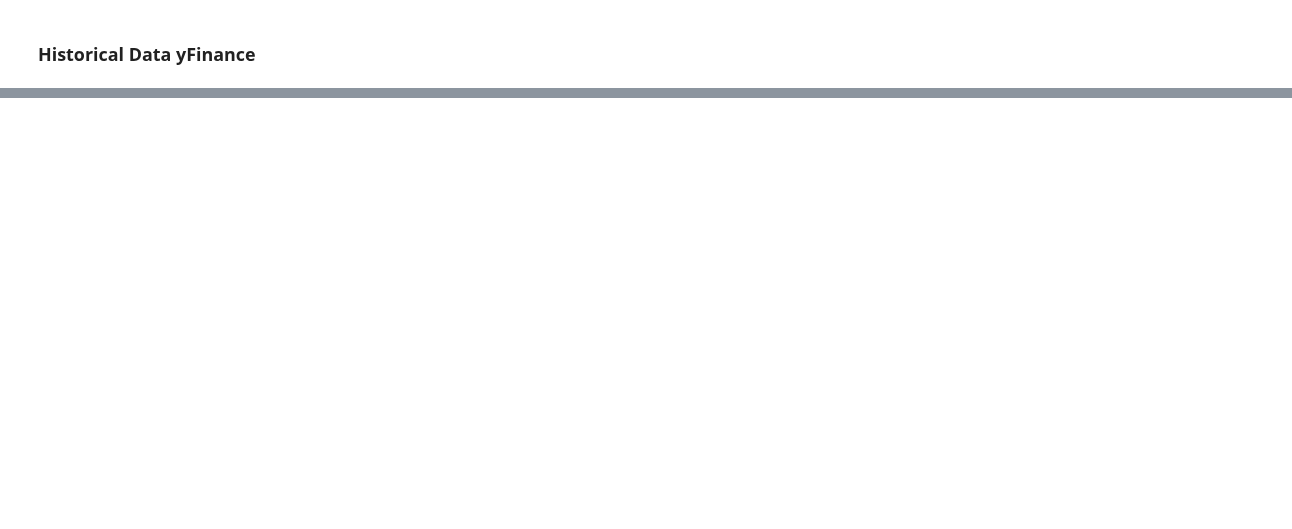
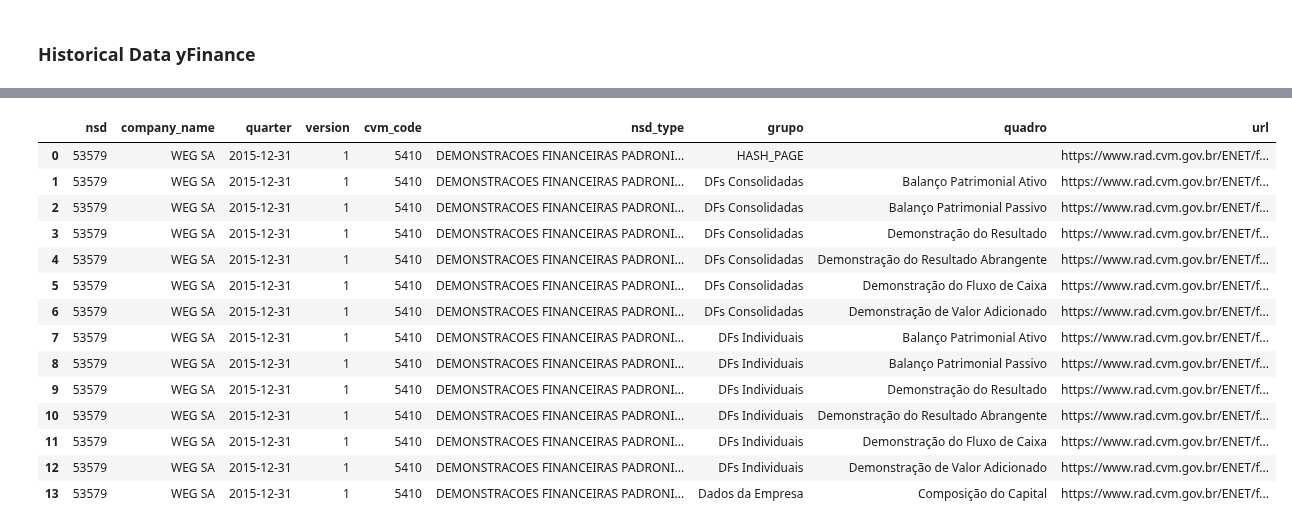
Before and after one commit to faustostangler/FLY_OLD, a Jupyter notebook: playground.ipynb, the cells around one changed output, grey strips where cells are left out. Drawn from its saved outputs; the diff is of its cells as text; code cells hidden in the pictures; blank space fills up the shorter version.

```diff
--- a/playground.ipynb
+++ b/playground.ipynb
@@ -1500,0 +518,8 @@ df
+# %%
+base_url = 'https://www.rad.cvm.gov.br/ENET/frmNBC.aspx?NSD='
+# Create the 'url' column
+targets['url'] = base_url + targets['nsd'].astype(str)
+
+# Show result
+param_columns = ['nsd', 'company_name', 'quarter', 'version', 'cvm_code', 'nsd_type', 'url']
+targets[mask][param_columns].head()
@@ -1500,0 +532,21 @@ df
+# %%
+endpoints_config = {
+    # Dados da Empresa
+    ('Dados da Empresa', 'Composição do Capital'): {"Informacao": None, "Demonstracao": None, "Periodo": 0},
+
+    # DFs Individuais
+    ('DFs Individuais', 'Balanço Patrimonial Ativo'): {"Informacao": 1, "Demonstracao": 2, "Periodo": 0},
+    ('DFs Individuais', 'Balanço Patrimonial Passivo'): {"Informacao": 1, "Demonstracao": 3, "Periodo": 0},
+    ('DFs Individuais', 'Demonstração do Resultado'): {"Informacao": 1, "Demonstracao": 4, "Periodo": 0},
+    ('DFs Individuais', 'Demonstração do Resultado Abrangente'): {"Informacao": 1, "Demonstracao": 5, "Periodo": 0},
+    ('DFs Individuais', 'Demonstração do Fluxo de Caixa'): {"Informacao": 1, "Demonstracao": 99, "Periodo": 0},
+    ('DFs Individuais', 'Demonstração de Valor Adicionado'): {"Informacao": 1, "Demonstracao": 9, "Periodo": 0},
+
+    # DFs Consolidadas
+    ('DFs Consolidadas', 'Balanço Patrimonial Ativo'): {"Informacao": 2, "Demonstracao": 2, "Periodo": 0},
+    ('DFs Consolidadas', 'Balanço Patrimonial Passivo'): {"Informacao": 2, "Demonstracao": 3, "Periodo": 0},
+    ('DFs Consolidadas', 'Demonstração do Resultado'): {"Informacao": 2, "Demonstracao": 4, "Periodo": 0},
+    ('DFs Consolidadas', 'Demonstração do Resultado Abrangente'): {"Informacao": 2, "Demonstracao": 5, "Periodo": 0},
+    ('DFs Consolidadas', 'Demonstração do Fluxo de Caixa'): {"Informacao": 2, "Demonstracao": 99, "Periodo": 0},
+    ('DFs Consolidadas', 'Demonstração de Valor Adicionado'): {"Informacao": 2, "Demonstracao": 9, "Periodo": 0},
+}
@@ -1500,0 +640,23 @@ df
+# %%
+hash_example = "Bdue4Zwve2ohSzXl3KX8GmOluDF6A7gdqBvmOrs50"  # hardcoded por enquanto
+
+targets_masked = targets[mask]
+for _, target_row in targets_masked.iterrows():
+    df_urls = build_urls(target_row, endpoints_config, hash_example)
+df_urls
+# %% [output]
+|  | nsd | company_name | quarter | version | cvm_code | nsd_type | grupo | quadro | url |
+| 0 | 53579 | WEG SA | 2015-12-31 | 1 | 5410 | DEMONSTRACOES FINANCEIRAS PADRONI... | HASH_PAGE |  | https://www.rad.cvm.gov.br/ENET/f... |
+| 1 | 53579 | WEG SA | 2015-12-31 | 1 | 5410 | DEMONSTRACOES FINANCEIRAS PADRONI... | DFs Consolidadas | Balanço Patrimonial Ativo | https://www.rad.cvm.gov.br/ENET/f... |
+| 2 | 53579 | WEG SA | 2015-12-31 | 1 | 5410 | DEMONSTRACOES FINANCEIRAS PADRONI... | DFs Consolidadas | Balanço Patrimonial Passivo | https://www.rad.cvm.gov.br/ENET/f... |
+| 3 | 53579 | WEG SA | 2015-12-31 | 1 | 5410 | DEMONSTRACOES FINANCEIRAS PADRONI... | DFs Consolidadas | Demonstração do Resultado | https://www.rad.cvm.gov.br/ENET/f... |
+| 4 | 53579 | WEG SA | 2015-12-31 | 1 | 5410 | DEMONSTRACOES FINANCEIRAS PADRONI... | DFs Consolidadas | Demonstração do Resultado Abrangente | https://www.rad.cvm.gov.br/ENET/f... |
+| 5 | 53579 | WEG SA | 2015-12-31 | 1 | 5410 | DEMONSTRACOES FINANCEIRAS PADRONI... | DFs Consolidadas | Demonstração do Fluxo de Caixa | https://www.rad.cvm.gov.br/ENET/f... |
+| 6 | 53579 | WEG SA | 2015-12-31 | 1 | 5410 | DEMONSTRACOES FINANCEIRAS PADRONI... | DFs Consolidadas | Demonstração de Valor Adicionado | https://www.rad.cvm.gov.br/ENET/f... |
+| 7 | 53579 | WEG SA | 2015-12-31 | 1 | 5410 | DEMONSTRACOES FINANCEIRAS PADRONI... | DFs Individuais | Balanço Patrimonial Ativo | https://www.rad.cvm.gov.br/ENET/f... |
+| 8 | 53579 | WEG SA | 2015-12-31 | 1 | 5410 | DEMONSTRACOES FINANCEIRAS PADRONI... | DFs Individuais | Balanço Patrimonial Passivo | https://www.rad.cvm.gov.br/ENET/f... |
+| 9 | 53579 | WEG SA | 2015-12-31 | 1 | 5410 | DEMONSTRACOES FINANCEIRAS PADRONI... | DFs Individuais | Demonstração do Resultado | https://www.rad.cvm.gov.br/ENET/f... |
+| 10 | 53579 | WEG SA | 2015-12-31 | 1 | 5410 | DEMONSTRACOES FINANCEIRAS PADRONI... | DFs Individuais | Demonstração do Resultado Abrangente | https://www.rad.cvm.gov.br/ENET/f... |
+| 11 | 53579 | WEG SA | 2015-12-31 | 1 | 5410 | DEMONSTRACOES FINANCEIRAS PADRONI... | DFs Individuais | Demonstração do Fluxo de Caixa | https://www.rad.cvm.gov.br/ENET/f... |
+| 12 | 53579 | WEG SA | 2015-12-31 | 1 | 5410 | DEMONSTRACOES FINANCEIRAS PADRONI... | DFs Individuais | Demonstração de Valor Adicionado | https://www.rad.cvm.gov.br/ENET/f... |
+| 13 | 53579 | WEG SA | 2015-12-31 | 1 | 5410 | DEMONSTRACOES FINANCEIRAS PADRONI... | Dados da Empresa | Composição do Capital | https://www.rad.cvm.gov.br/ENET/f... |
```
Also changed, not shown: parts of 68 cells of this notebook, 7 other files.
